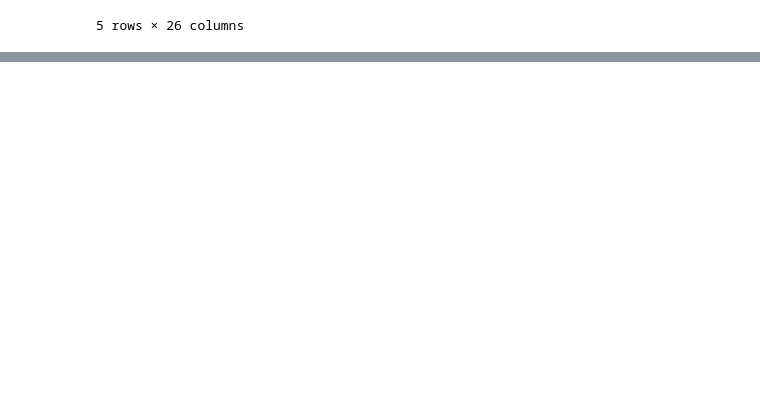
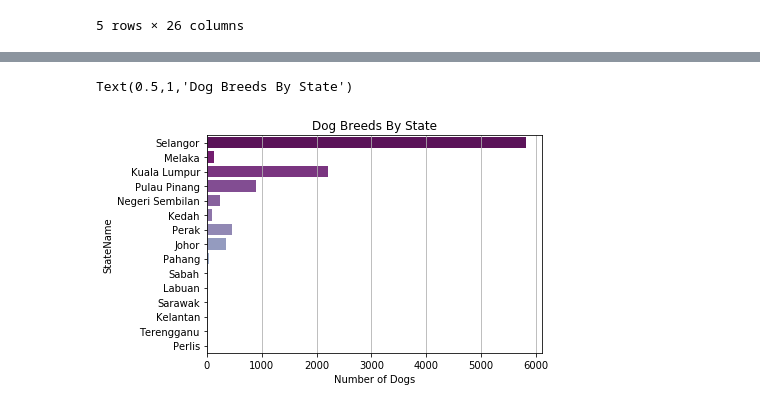
Before and after one commit to CJEJansson/Springboard_Projects, a Jupyter notebook: Capstone 1/2. Data_Storytelling/Data_Storytelling.ipynb, the cells around one changed output, grey strips where cells are left out. Cells and saved outputs as stored; diff of their text form; code cells hidden in the pictures; blank space fills up the shorter version.

```diff
--- a/Capstone 1/2. Data_Storytelling/Data_Storytelling.ipynb
+++ b/Capstone 1/2. Data_Storytelling/Data_Storytelling.ipynb
@@ -209,0 +219,10 @@ dog_data.to_csv(r'tidy_data/dog_data_WLStage.csv',index=False)
+# %%
+state_data = dog_data.merge(state,how='outer',left_on='State',right_on='StateID')
+plt.figure()
+c = sns.countplot(y='StateName', data=state_data, palette= 'BuPu_r')
+plt.grid(b=None, which='major', axis='x')
+plt.xlabel("Number of Dogs")
+plt.title('Dog Breeds By State')
+# %% [output]
+Text(0.5,1,'Dog Breeds By State')
+[figure, added]
```
Also changed, not shown: parts of 50 cells of this notebook, 12 other files.
